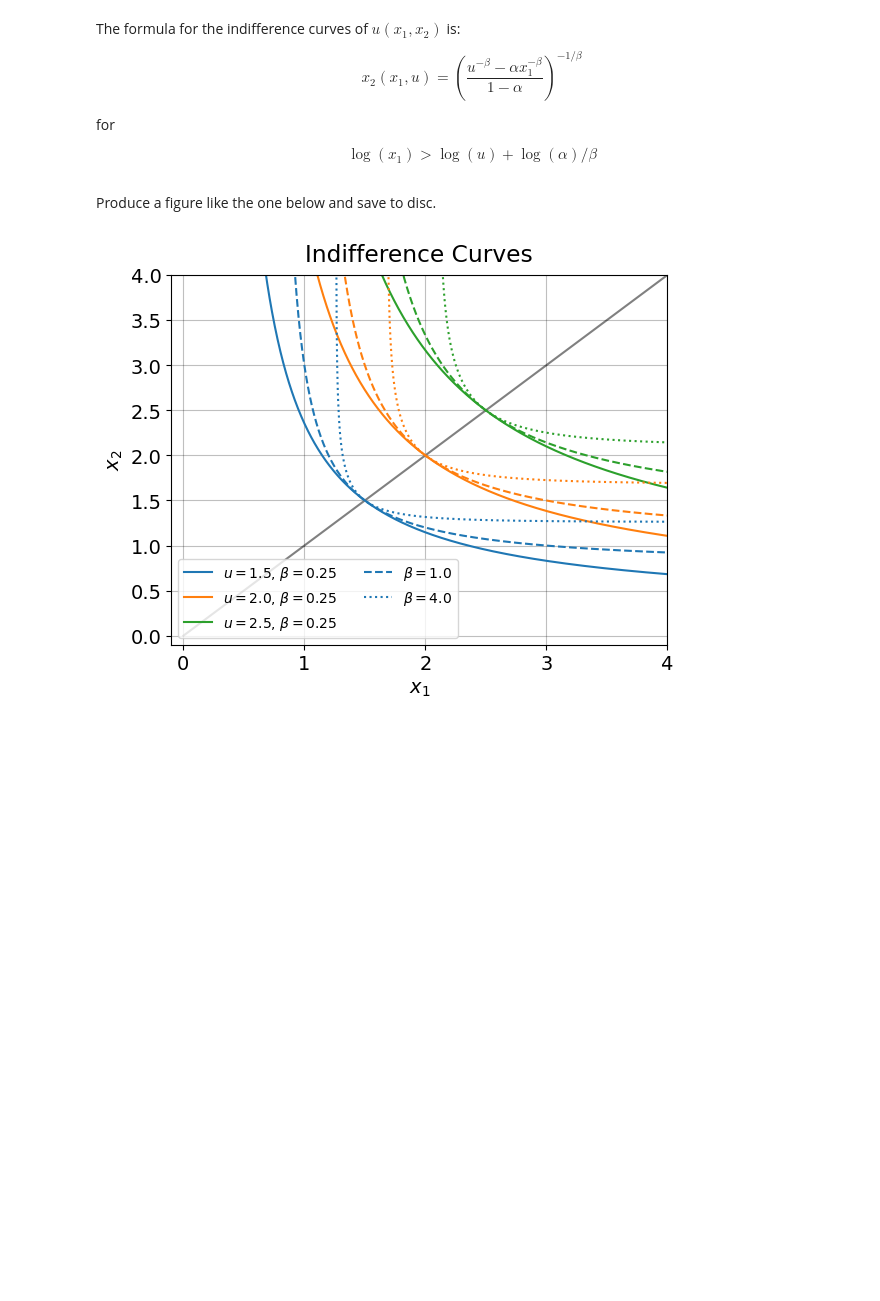
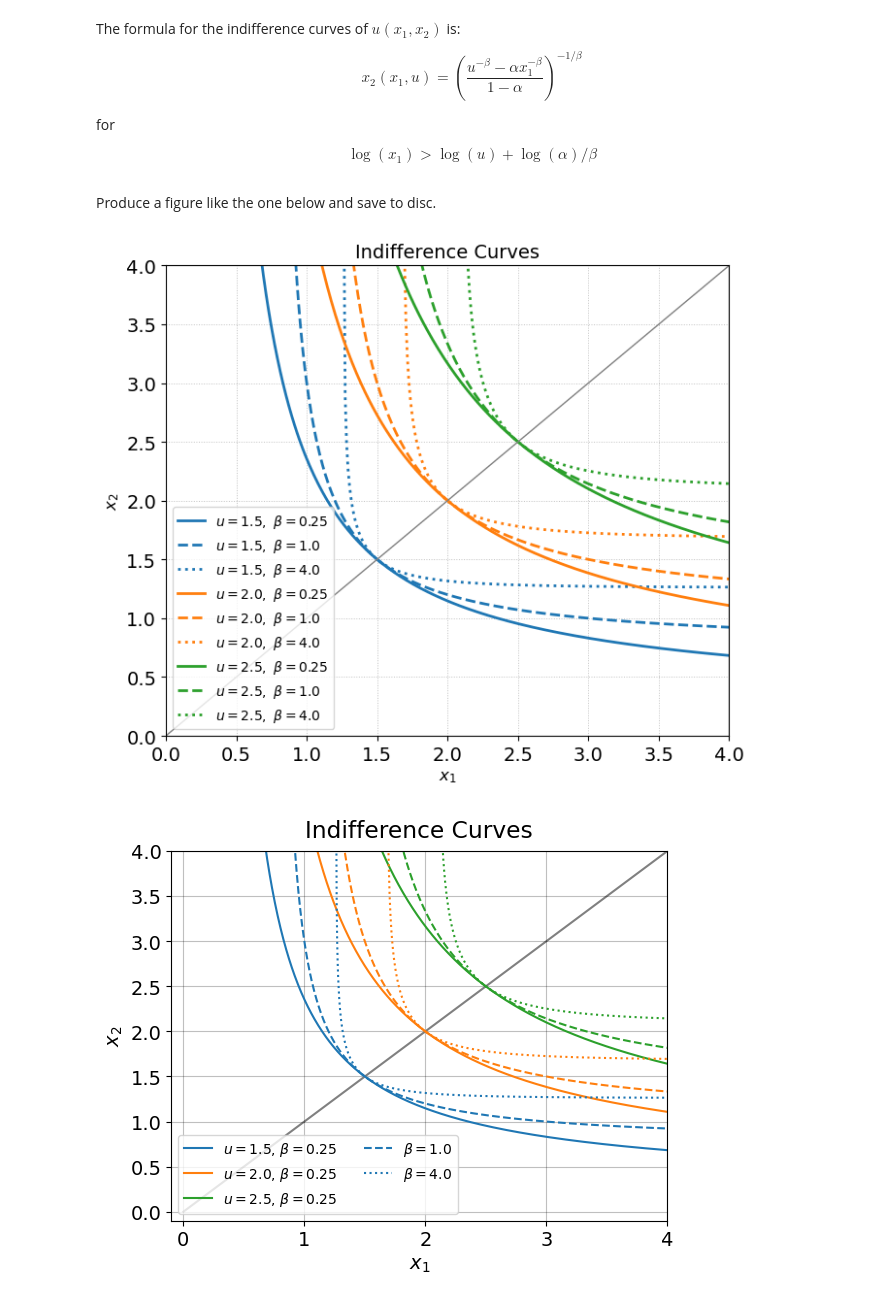
Before and after one commit to zxw910/ProgEcon-exercises, a Jupyter notebook: Problem_set_1_Printing_and_plotting/Problem_set_1.ipynb, the cells around one changed output. Cells and saved outputs as stored; diff of their text form; code cells hidden in the pictures; blank space fills up the shorter version.

```diff
--- a/Problem_set_1_Printing_and_plotting/Problem_set_1.ipynb
+++ b/Problem_set_1_Printing_and_plotting/Problem_set_1.ipynb
@@ -150,3 +150,67 @@ def x2_func(x1,u,alpha=0.5,beta=1.0):
+# %%
+# these values were used
+alpha = 0.5
+betas = [0.25, 1.0, 4.0]
+uvals = [1.5, 2.0, 2.5]
+x1_vals = np.linspace(0, 4, 400)
+
+# Create a for loop to compute results
+results = {}
+
+for u in uvals:
+        for beta in betas:
+            x2_list = []
+            for x1 in x1_vals:
+                # Ensure valid domain
+                if x1 > 0 and np.log(x1) > (np.log(u) + np.log(alpha)/beta):
+                    num = u**-beta - alpha * x1**-beta
+                    denom = 1 - alpha
+                    x2 = (num/denom)**(-1/beta)
+                else:
+                    x2 = np.nan
+                x2_list.append(x2)
+
+            results[(u, beta)] = np.array(x2_list)
+
+# Compute results
+x2_results = results
+
+# Define style maps
+colors = {1.5: "tab:blue", 2.0: "tab:orange", 2.5: "tab:green"}
+linestyles = {0.25: "-", 1.0: "--", 4.0: ":"}
+
+plt.figure(figsize=(7, 6))
+
+# Plot all curves
+for (u, beta), x2_vals in x2_results.items():
+    plt.plot(
+        x1_vals, x2_vals,
+        color=colors[u],
+        linestyle=linestyles[beta],
+        linewidth=2,
+        label=fr"$u={u}, \ \beta={beta}$"
+    )
+
+# Add 45-degree line
+plt.plot([0, 4], [0, 4], color="gray", linestyle="-", linewidth=1)
+
+# Labels & formatting
+plt.xlim(0, 4)
+plt.ylim(0, 4)
+plt.xlabel(r"$x_1$", fontsize=12)
+plt.ylabel(r"$x_2$", fontsize=12)
+plt.title("Indifference Curves", fontsize=14)
+
+# Clean legend (group by color and linestyle)
+handles, labels = plt.gca().get_legend_handles_labels()
+by_label = dict(zip(labels, handles))  # remove duplicates
+plt.legend(by_label.values(), by_label.keys(), fontsize=10)
+
+plt.grid(True, linestyle=":", linewidth=0.7)
+plt.tight_layout()
+plt.show()
+# %% [output]
+[figure, added]
 # %%
 import A5
 A5.plot(alpha,betas,uvals)
```
Also changed, not shown: parts of 5 cells of this notebook.
